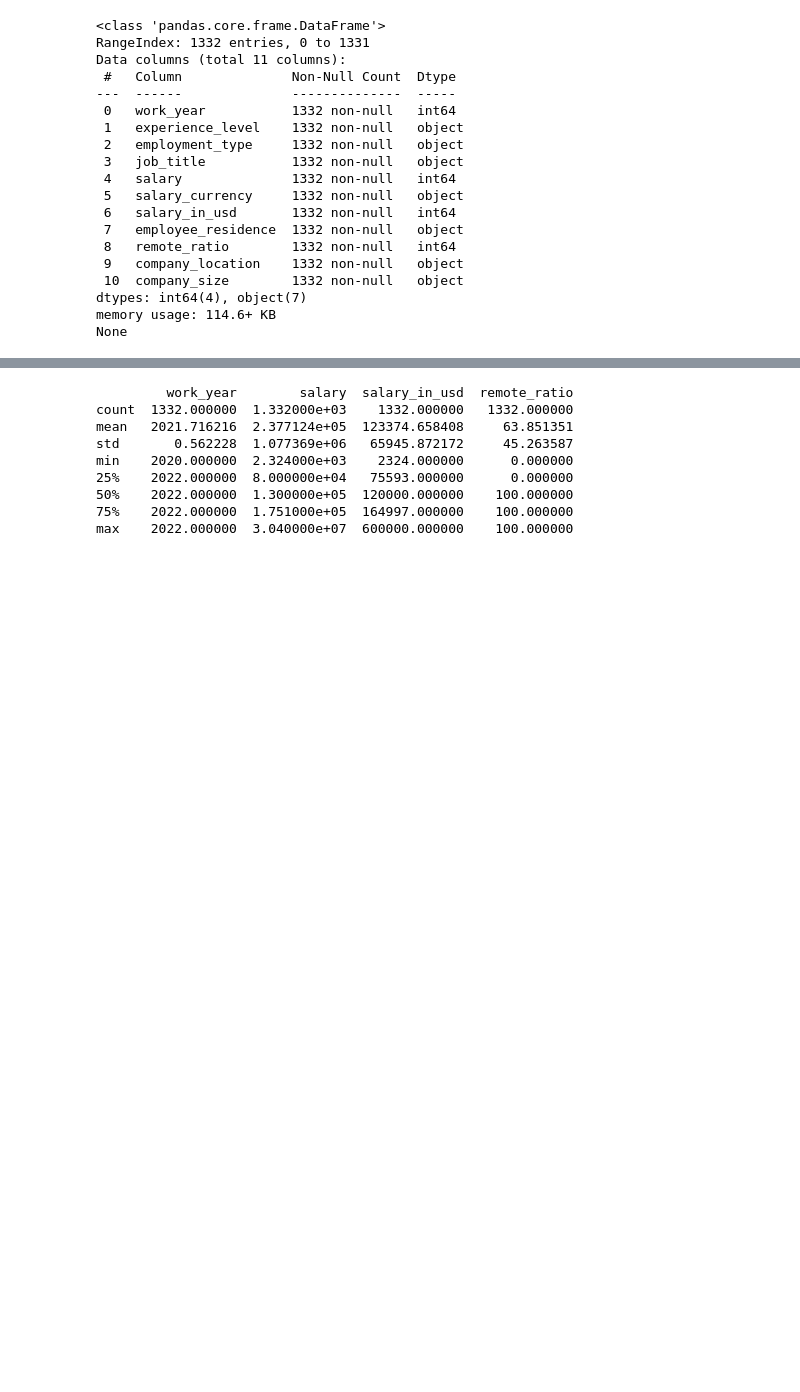
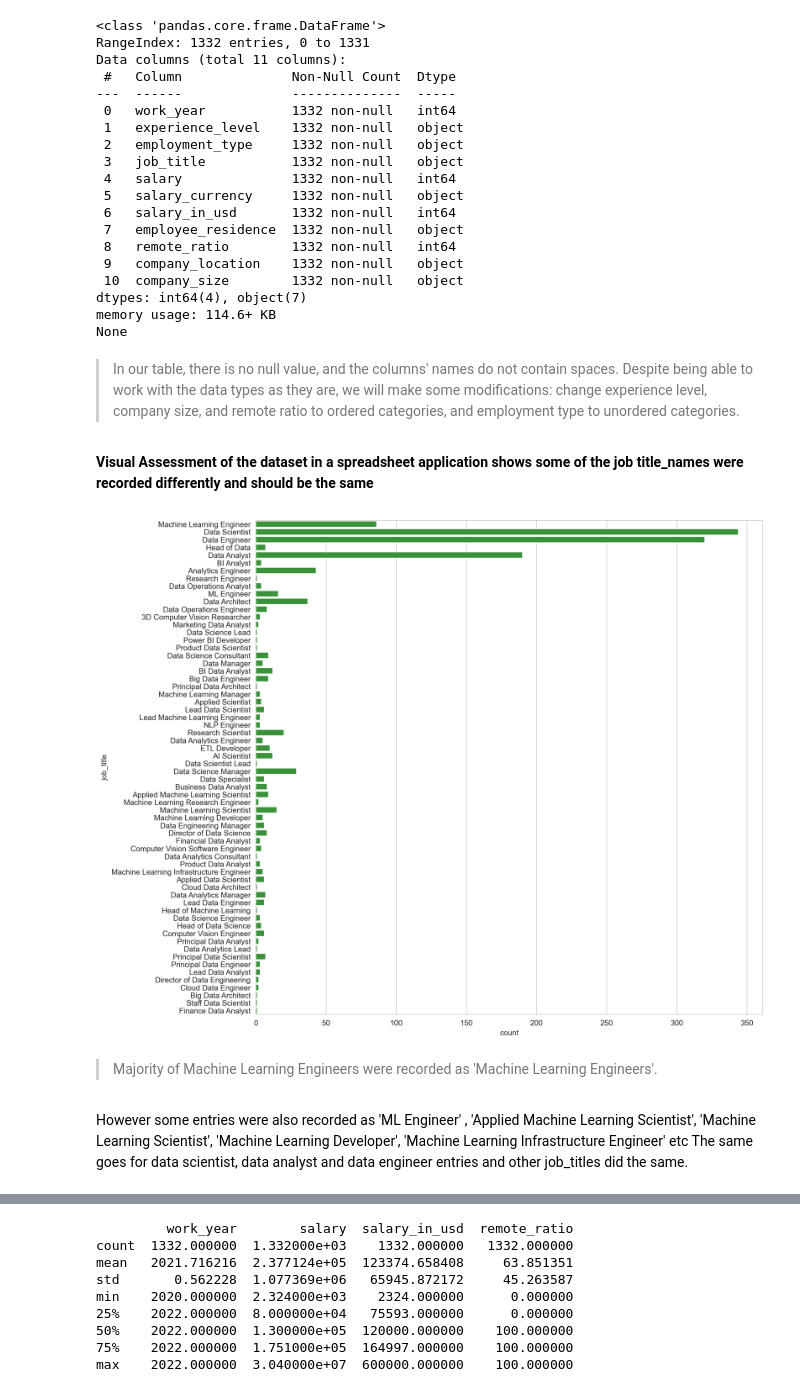
Before and after one commit to Keshtech2002/AI-ML_Salaries, a Jupyter notebook: project.ipynb, the cells around one changed output, grey strips where cells are left out. Saved outputs shown, nothing was run; the diff lists cells and outputs as text; code cells hidden in the pictures; blank space fills up the shorter version.

```diff
--- a/project.ipynb
+++ b/project.ipynb
@@ -117,3 +130,20 @@ Data columns (total 11 columns):
 dtypes: int64(4), object(7)
 memory usage: 114.6+ KB
 None
+# %% [markdown]
+> In our table, there is no null value, and the columns' names do not contain spaces. Despite being able to work with the data types as they are, we will make some modifications: change experience level, company size, and remote ratio to ordered categories, and employment type to unordered categories.
+# %% [markdown]
+**Visual Assessment of the dataset in a spreadsheet application shows some of the job title_names were recorded differently and should be the same**
+# %%
+#Displaying the various job title_name entries
+sns.set_style('whitegrid')
+plt.figure(figsize=[12,12], dpi=300)
+default_color = sns.color_palette()[2]
+sns.countplot(color=default_color, y=salaries_df['job_title']) # sns.countplot(data = salaries_df, y = 'job_title')
+plt.show()
+# %% [output]
+[figure, added]
+# %% [markdown]
+> Majority of Machine Learning Engineers were recorded as 'Machine Learning Engineers'.
+# %% [markdown]
+However some entries were also recorded as 'ML Engineer' , 'Applied Machine Learning Scientist', 'Machine Learning Scientist', 'Machine Learning Developer', 'Machine Learning Infrastructure Engineer' etc The same goes for data scientist, data analyst and data engineer entries and other job_titles did the same.
```
Also changed, not shown: parts of 24 cells of this notebook, 2 other files.
